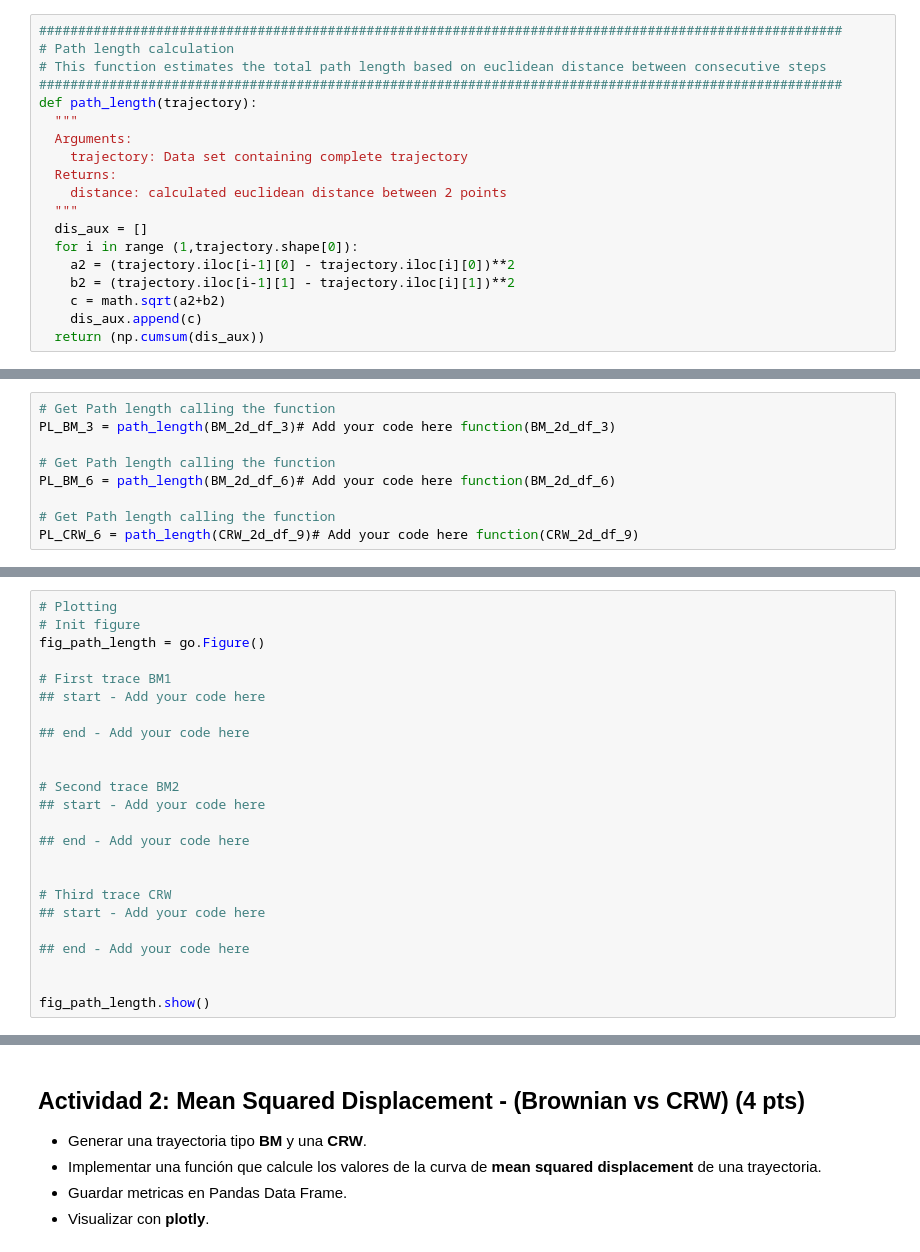
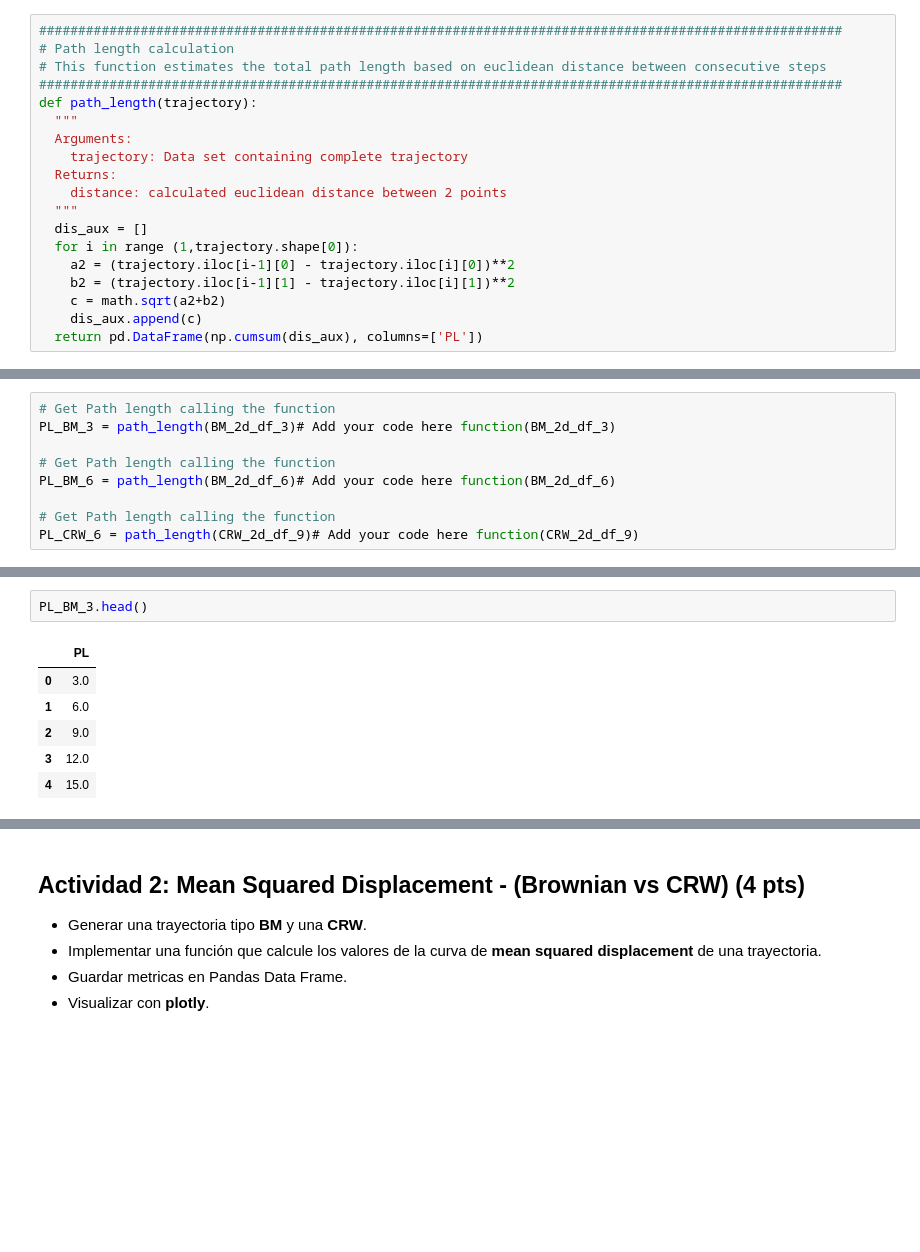
Before and after one commit to SofiaRguez1020/Topicos_Industria_I, a Jupyter notebook: TI_1_Practica3_Sofia_Rodriguez.ipynb, the cells around one changed output, grey strips where cells are left out. Cells and saved outputs as stored; diff of their text form; blank space fills up the shorter version.

```diff
--- a/TI_1_Practica3_Sofia_Rodriguez.ipynb
+++ b/TI_1_Practica3_Sofia_Rodriguez.ipynb
@@ -192,7 +192,7 @@ def path_length(trajectory):
     b2 = (trajectory.iloc[i-1][1] - trajectory.iloc[i][1])**2
     c = math.sqrt(a2+b2)
     dis_aux.append(c)
-  return (np.cumsum(dis_aux))
+  return pd.DataFrame(np.cumsum(dis_aux), columns=['PL'])
 # %% [markdown]
 ## Actividad 1: Path Length - (BM1 vs BM2 vs CRW) (4 pts)
 
@@ -247,24 +227,9 @@ print(PL_BM_3)
-# %%
-# Plotting
-# Init figure
-fig_path_length = go.Figure()
-
-# First trace BM1
-## start - Add your code here
-
-## end - Add your code here
-
-
-# Second trace BM2
-## start - Add your code here
-
-## end - Add your code here
-
-
-# Third trace CRW
-## start - Add your code here
-
-## end - Add your code here
-
-
-fig_path_length.show()
+# %%
+PL_BM_3.head()
+# %% [output]
+|  | PL |
+| 0 | 3.0 |
+| 1 | 6.0 |
+| 2 | 9.0 |
+| 3 | 12.0 |
+| 4 | 15.0 |
```
Also changed, not shown: parts of 2 cells of this notebook.
